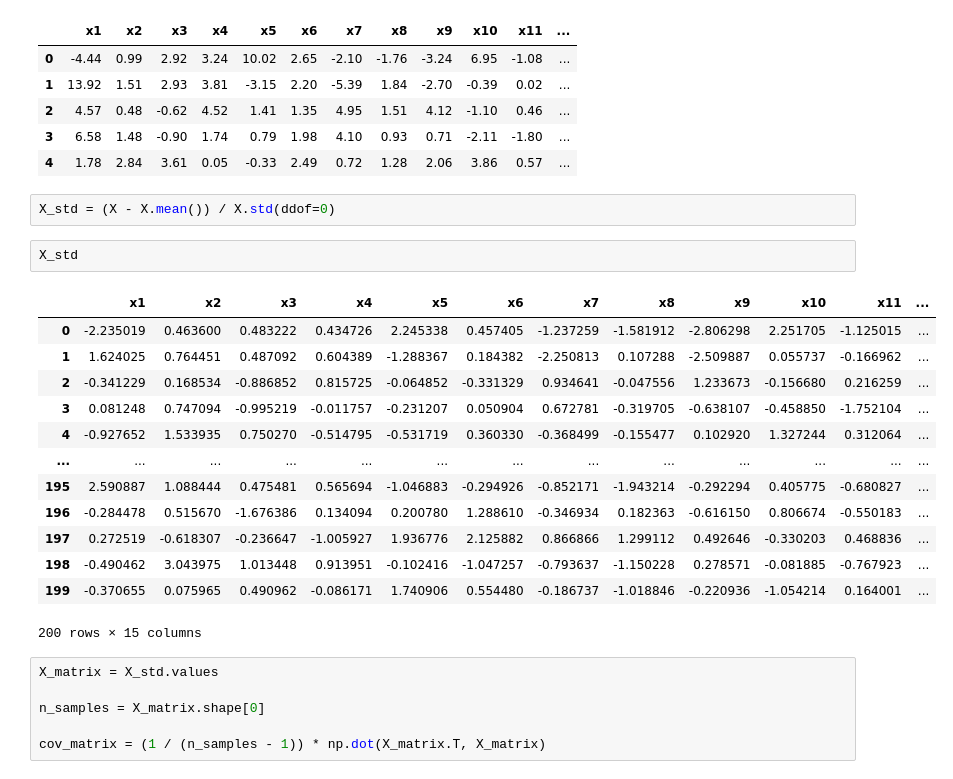
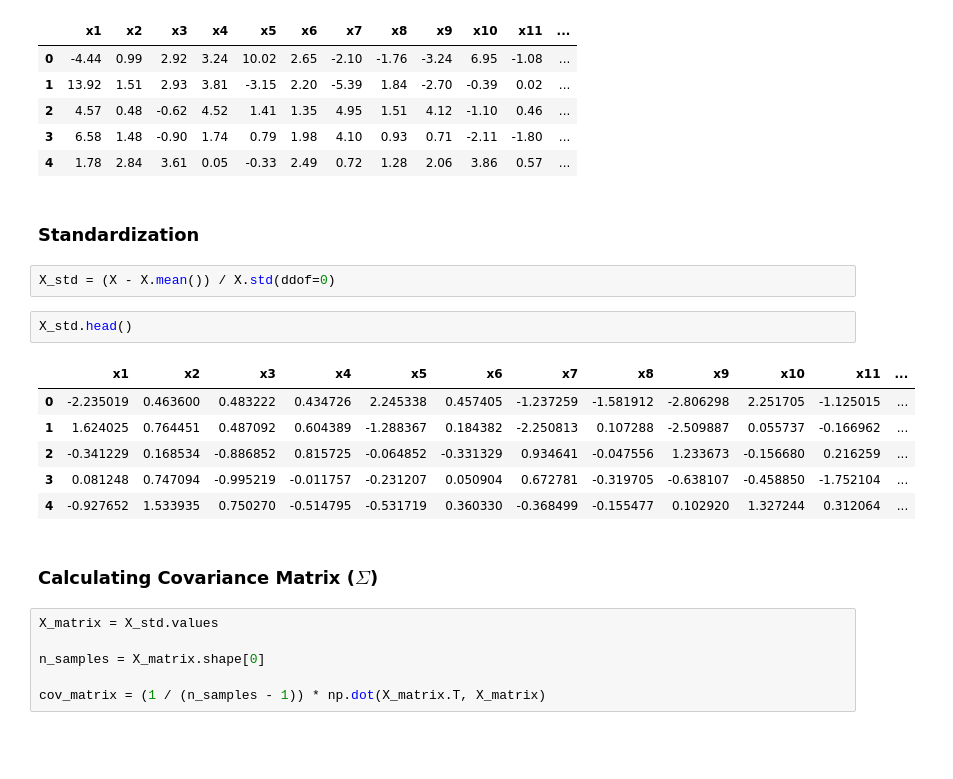
Before and after one commit to Manu-Bhaskar/APR_Assign1, a Jupyter notebook: Assign1.ipynb, the cells around one changed output. Drawn from its saved outputs; the diff is of its cells as text; blank space fills up the shorter version.

```diff
--- a/Assign1.ipynb
+++ b/Assign1.ipynb
@@ -27,24 +29,21 @@ X.head()
 | 2 | 4.57 | 0.48 | -0.62 | 4.52 | 1.41 | 1.35 | 4.95 | 1.51 | 4.12 | -1.10 | 0.46 | ... |
 | 3 | 6.58 | 1.48 | -0.90 | 1.74 | 0.79 | 1.98 | 4.10 | 0.93 | 0.71 | -2.11 | -1.80 | ... |
 | 4 | 1.78 | 2.84 | 3.61 | 0.05 | -0.33 | 2.49 | 0.72 | 1.28 | 2.06 | 3.86 | 0.57 | ... |
+# %% [markdown]
+### Standardization
 # %%
 X_std = (X - X.mean()) / X.std(ddof=0)
 # %%
-X_std
+X_std.head()
 # %% [output]
 |  | x1 | x2 | x3 | x4 | x5 | x6 | x7 | x8 | x9 | x10 | x11 | ... |
 | 0 | -2.235019 | 0.463600 | 0.483222 | 0.434726 | 2.245338 | 0.457405 | -1.237259 | -1.581912 | -2.806298 | 2.251705 | -1.125015 | ... |
 | 1 | 1.624025 | 0.764451 | 0.487092 | 0.604389 | -1.288367 | 0.184382 | -2.250813 | 0.107288 | -2.509887 | 0.055737 | -0.166962 | ... |
 | 2 | -0.341229 | 0.168534 | -0.886852 | 0.815725 | -0.064852 | -0.331329 | 0.934641 | -0.047556 | 1.233673 | -0.156680 | 0.216259 | ... |
 | 3 | 0.081248 | 0.747094 | -0.995219 | -0.011757 | -0.231207 | 0.050904 | 0.672781 | -0.319705 | -0.638107 | -0.458850 | -1.752104 | ... |
 | 4 | -0.927652 | 1.533935 | 0.750270 | -0.514795 | -0.531719 | 0.360330 | -0.368499 | -0.155477 | 0.102920 | 1.327244 | 0.312064 | ... |
-| ... | ... | ... | ... | ... | ... | ... | ... | ... | ... | ... | ... | ... |
-| 195 | 2.590887 | 1.088444 | 0.475481 | 0.565694 | -1.046883 | -0.294926 | -0.852171 | -1.943214 | -0.292294 | 0.405775 | -0.680827 | ... |
-| 196 | -0.284478 | 0.515670 | -1.676386 | 0.134094 | 0.200780 | 1.288610 | -0.346934 | 0.182363 | -0.616150 | 0.806674 | -0.550183 | ... |
-| 197 | 0.272519 | -0.618307 | -0.236647 | -1.005927 | 1.936776 | 2.125882 | 0.866866 | 1.299112 | 0.492646 | -0.330203 | 0.468836 | ... |
-| 198 | -0.490462 | 3.043975 | 1.013448 | 0.913951 | -0.102416 | -1.047257 | -0.793637 | -1.150228 | 0.278571 | -0.081885 | -0.767923 | ... |
-| 199 | -0.370655 | 0.075965 | 0.490962 | -0.086171 | 1.740906 | 0.554480 | -0.186737 | -1.018846 | -0.220936 | -1.054214 | 0.164001 | ... |
-200 rows × 15 columns
+# %% [markdown]
+### Calculating Covariance Matrix ($\Sigma$)
 # %%
 X_matrix = X_std.values
 
```
Also changed, not shown: parts of 10 cells of this notebook, 1 other file.
